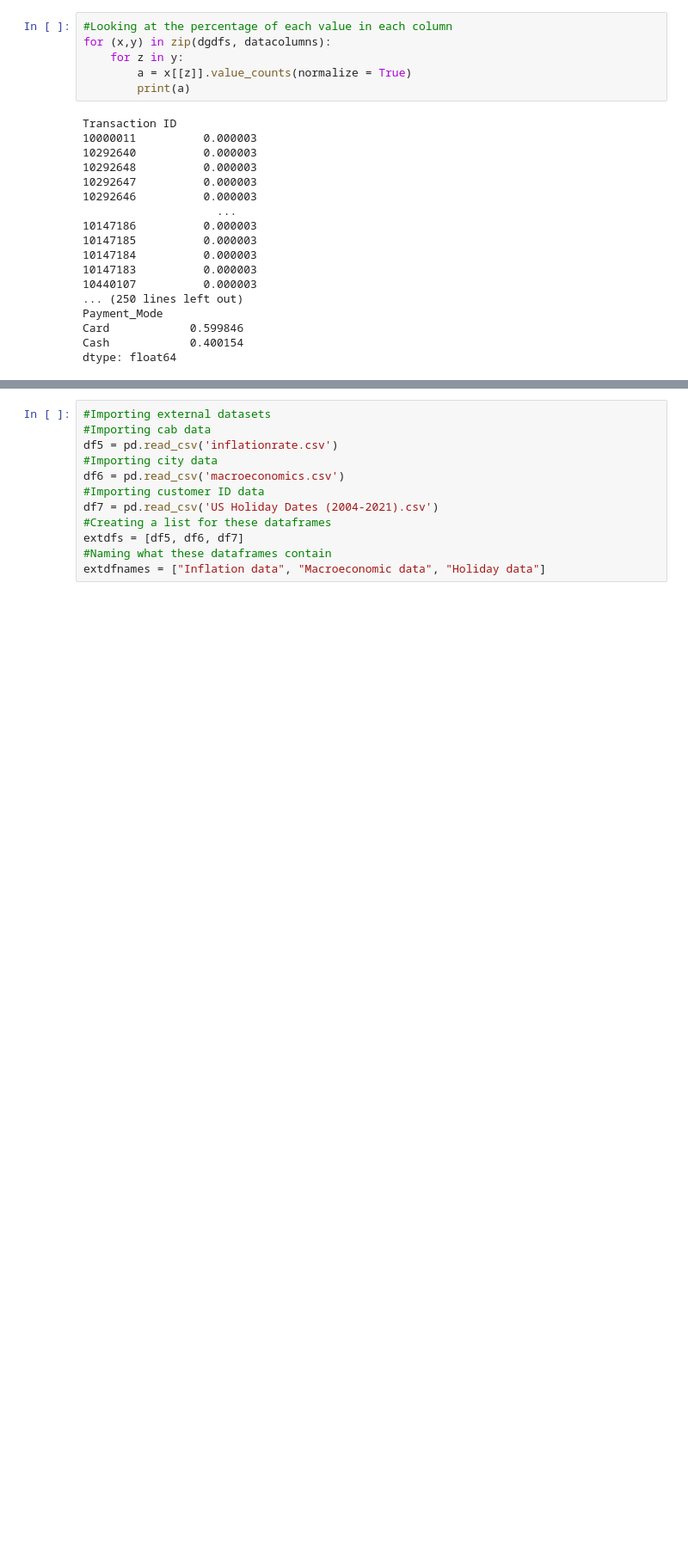
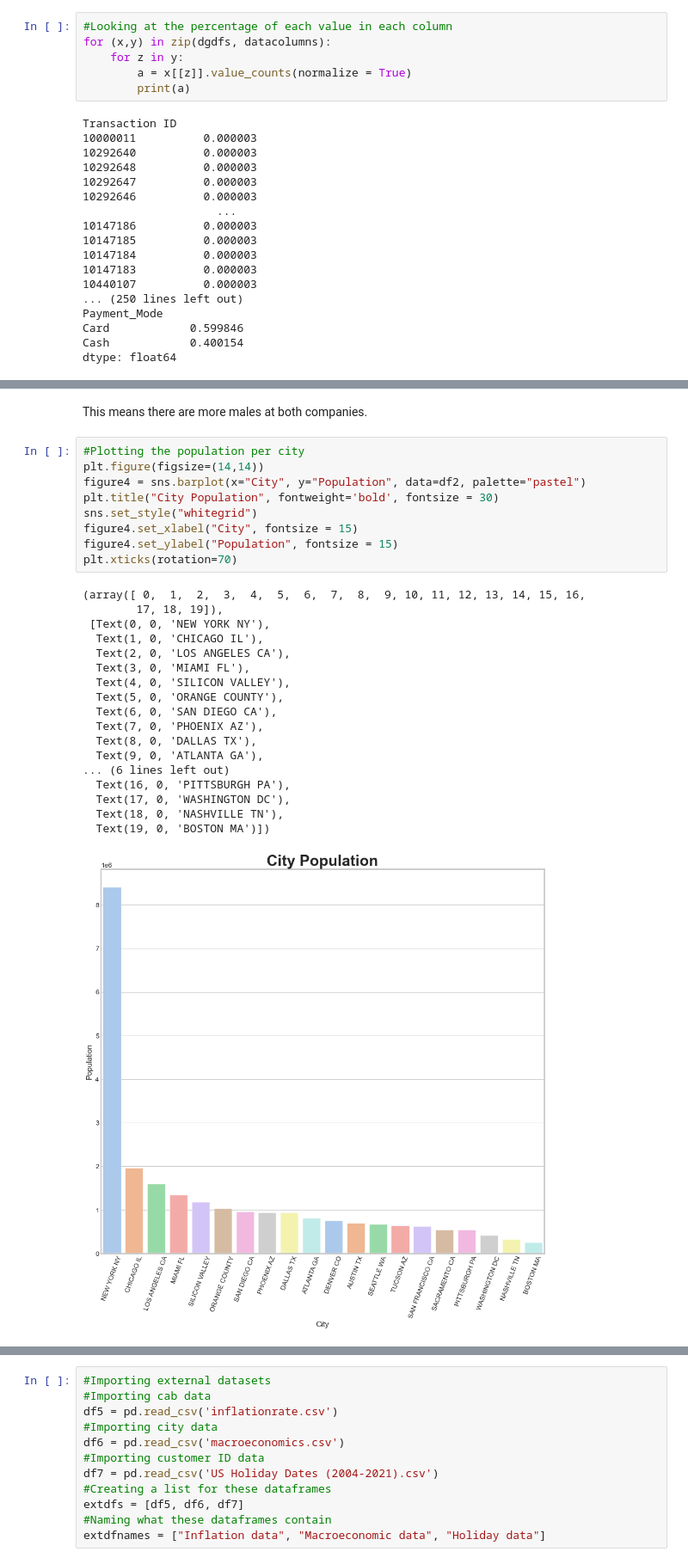
Before and after one commit to anishmitra9666/Week-2-and-3-deliverables, a Jupyter notebook: Dataglaciertaxicode04122023 (3).ipynb, the cells around one changed output, grey strips where cells are left out. Shown: that part at 86% size. Drawn from its saved outputs; the diff is of its cells as text; blank space fills up the shorter version.

```diff
--- a/Dataglaciertaxicode04122023 (3).ipynb
+++ b/Dataglaciertaxicode04122023 (3).ipynb
@@ -333,0 +475,30 @@ Interesting insights:-
+# %% [markdown]
+This means there are more males at both companies.
+# %%
+#Plotting the population per city
+plt.figure(figsize=(14,14))
+figure4 = sns.barplot(x="City", y="Population", data=df2, palette="pastel")
+plt.title("City Population", fontweight='bold', fontsize = 30)
+sns.set_style("whitegrid")
+figure4.set_xlabel("City", fontsize = 15)
+figure4.set_ylabel("Population", fontsize = 15)
+plt.xticks(rotation=70)
+# %% [output]
+(array([ 0,  1,  2,  3,  4,  5,  6,  7,  8,  9, 10, 11, 12, 13, 14, 15, 16,
+        17, 18, 19]),
+ [Text(0, 0, 'NEW YORK NY'),
+  Text(1, 0, 'CHICAGO IL'),
+  Text(2, 0, 'LOS ANGELES CA'),
+  Text(3, 0, 'MIAMI FL'),
+  Text(4, 0, 'SILICON VALLEY'),
+  Text(5, 0, 'ORANGE COUNTY'),
+  Text(6, 0, 'SAN DIEGO CA'),
+  Text(7, 0, 'PHOENIX AZ'),
+  Text(8, 0, 'DALLAS TX'),
+  Text(9, 0, 'ATLANTA GA'),
+... (6 lines left out)
+  Text(16, 0, 'PITTSBURGH PA'),
+  Text(17, 0, 'WASHINGTON DC'),
+  Text(18, 0, 'NASHVILLE TN'),
+  Text(19, 0, 'BOSTON MA')])
+[figure, added]
```
Also changed, not shown: parts of 46 cells of this notebook.
